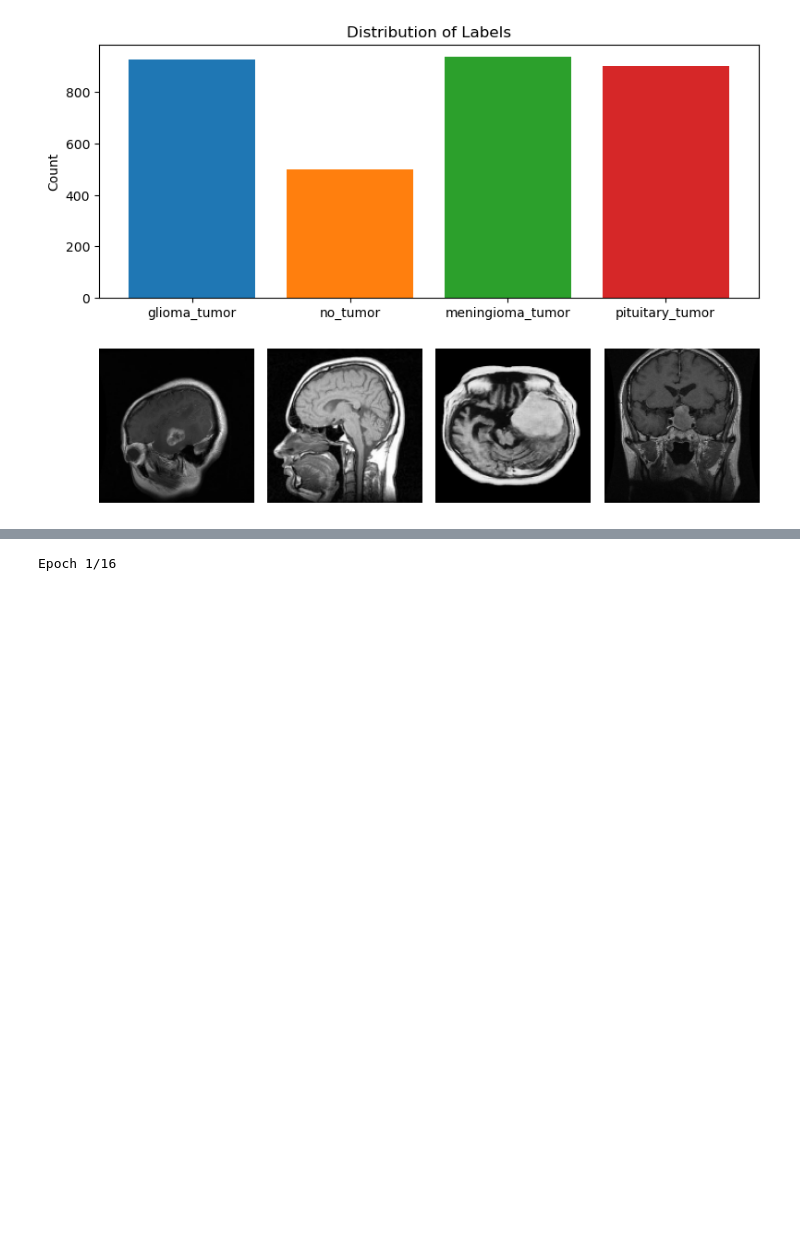
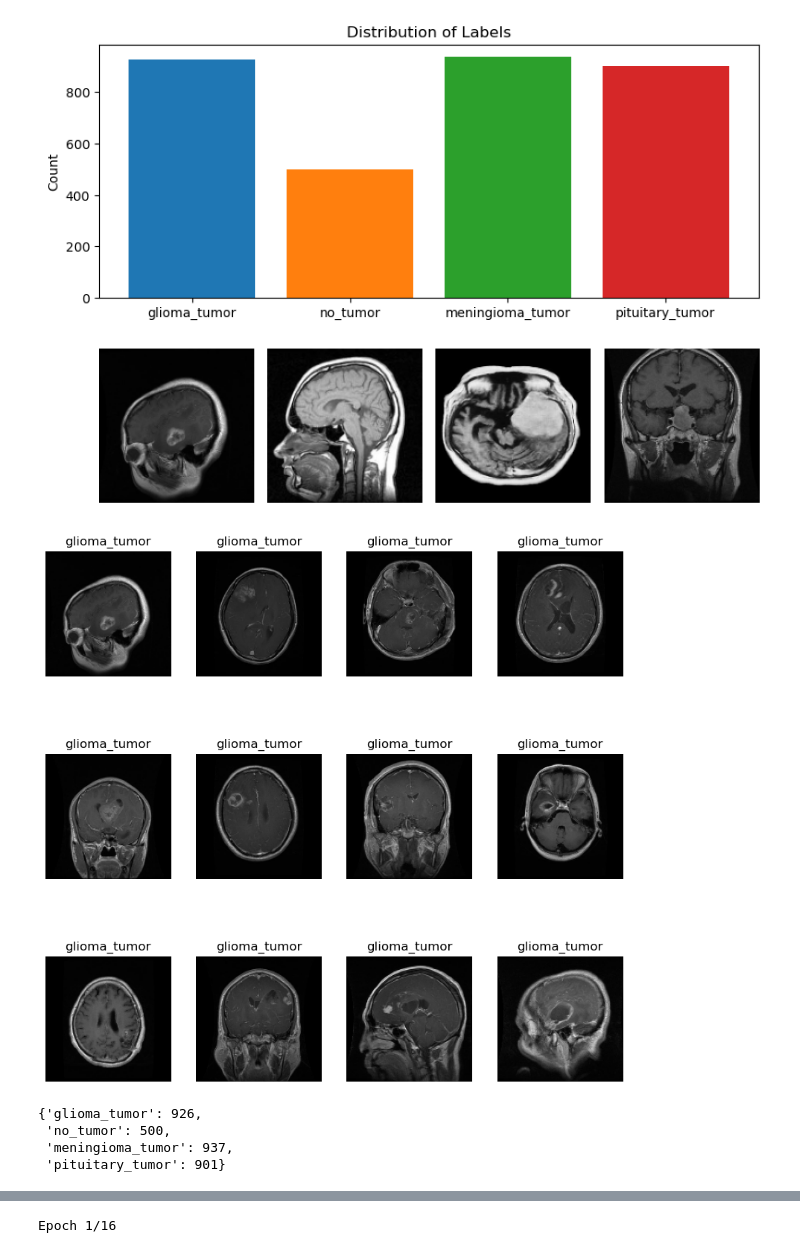
Before and after one commit to yash1912/brain-tumor-detection, a Jupyter notebook: code.ipynb, the cells around one changed output, grey strips where cells are left out. Saved outputs shown, nothing was run; the diff lists cells and outputs as text; code cells hidden in the pictures; blank space fills up the shorter version.

```diff
--- a/code.ipynb
+++ b/code.ipynb
@@ -108,3 +117,23 @@ plt.tight_layout()
 plt.show()
 # %% [output]
 [figure]
+# %%
+plt.figure(figsize=(10,10))
+for idx, (images, labels) in enumerate(zip(X_train, y_train)):
+    if idx >= 12:
+        break
+    ax = plt.subplot(3, 4, idx + 1)  # Change 'i + 1' to 'idx + 1'
+    plt.imshow(images.astype("uint8"))
+    plt.title(labels)
+    plt.axis("off")
+
+plt.show()
+# %% [output]
+[figure, added]
+# %%
+label_counts
+# %% [output]
+{'glioma_tumor': 926,
+ 'no_tumor': 500,
+ 'meningioma_tumor': 937,
+ 'pituitary_tumor': 901}
```
Also changed, not shown: parts of 12 cells of this notebook.
